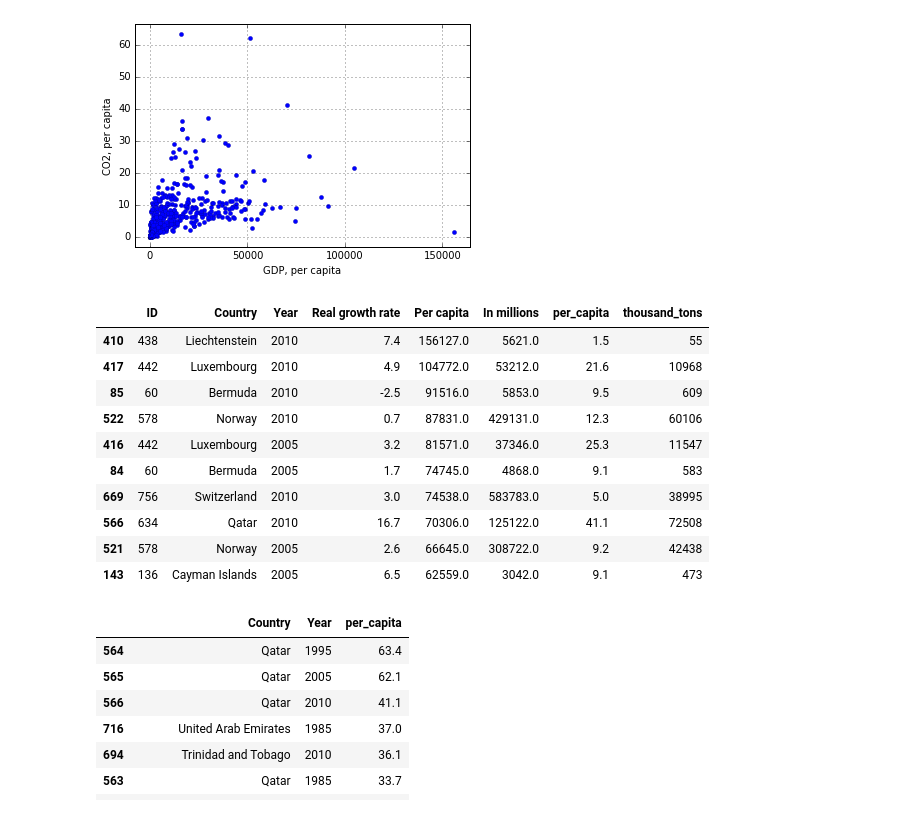
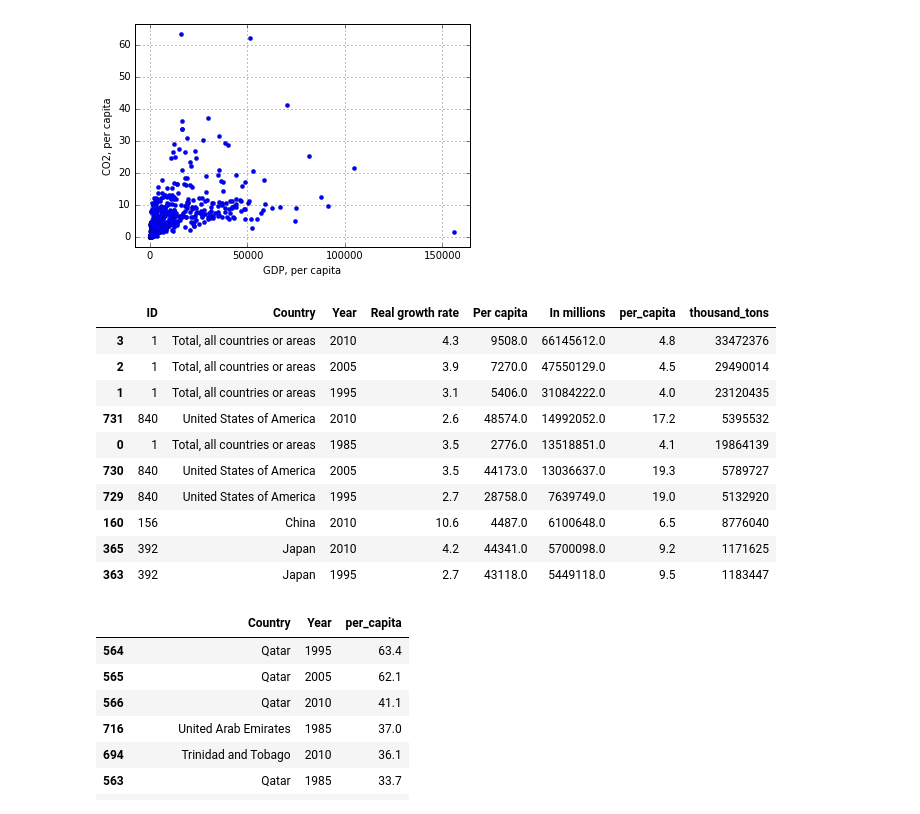
Before and after one commit to ta-data-bcn/Project-Week-5-Your-Own-Project, a Jupyter notebook: your-project/viz.ipynb, the cells around one changed output. Drawn from its saved outputs; the diff is of its cells as text; code cells hidden in the pictures.

```diff
--- a/your-project/viz.ipynb
+++ b/your-project/viz.ipynb
@@ -79,19 +79,19 @@ plt.show()
 # %% [output]
 [figure]
 # %%
-big.sort_values(by='I', ascending=False).head(10)
+big.sort_values(by='In millions', ascending=False).head(10)
 # %% [output]
 |  | ID | Country | Year | Real growth rate | Per capita | In millions | per_capita | thousand_tons |
-| 410 | 438 | Liechtenstein | 2010 | 7.4 | 156127.0 | 5621.0 | 1.5 | 55 |
-| 417 | 442 | Luxembourg | 2010 | 4.9 | 104772.0 | 53212.0 | 21.6 | 10968 |
-| 85 | 60 | Bermuda | 2010 | -2.5 | 91516.0 | 5853.0 | 9.5 | 609 |
-| 522 | 578 | Norway | 2010 | 0.7 | 87831.0 | 429131.0 | 12.3 | 60106 |
-| 416 | 442 | Luxembourg | 2005 | 3.2 | 81571.0 | 37346.0 | 25.3 | 11547 |
-| 84 | 60 | Bermuda | 2005 | 1.7 | 74745.0 | 4868.0 | 9.1 | 583 |
-| 669 | 756 | Switzerland | 2010 | 3.0 | 74538.0 | 583783.0 | 5.0 | 38995 |
-| 566 | 634 | Qatar | 2010 | 16.7 | 70306.0 | 125122.0 | 41.1 | 72508 |
-| 521 | 578 | Norway | 2005 | 2.6 | 66645.0 | 308722.0 | 9.2 | 42438 |
-| 143 | 136 | Cayman Islands | 2005 | 6.5 | 62559.0 | 3042.0 | 9.1 | 473 |
+| 3 | 1 | Total, all countries or areas | 2010 | 4.3 | 9508.0 | 66145612.0 | 4.8 | 33472376 |
+| 2 | 1 | Total, all countries or areas | 2005 | 3.9 | 7270.0 | 47550129.0 | 4.5 | 29490014 |
+| 1 | 1 | Total, all countries or areas | 1995 | 3.1 | 5406.0 | 31084222.0 | 4.0 | 23120435 |
+| 731 | 840 | United States of America | 2010 | 2.6 | 48574.0 | 14992052.0 | 17.2 | 5395532 |
+| 0 | 1 | Total, all countries or areas | 1985 | 3.5 | 2776.0 | 13518851.0 | 4.1 | 19864139 |
+| 730 | 840 | United States of America | 2005 | 3.5 | 44173.0 | 13036637.0 | 19.3 | 5789727 |
+| 729 | 840 | United States of America | 1995 | 2.7 | 28758.0 | 7639749.0 | 19.0 | 5132920 |
+| 160 | 156 | China | 2010 | 10.6 | 4487.0 | 6100648.0 | 6.5 | 8776040 |
+| 365 | 392 | Japan | 2010 | 4.2 | 44341.0 | 5700098.0 | 9.2 | 1171625 |
+| 363 | 392 | Japan | 1995 | 2.7 | 43118.0 | 5449118.0 | 9.5 | 1183447 |
 # %%
 big.sort_values(by='per_capita', ascending=False).head(10)[['Country', 'Year', 'per_capita']]
 # %% [output]
```
Also changed, not shown: 4 other files.
